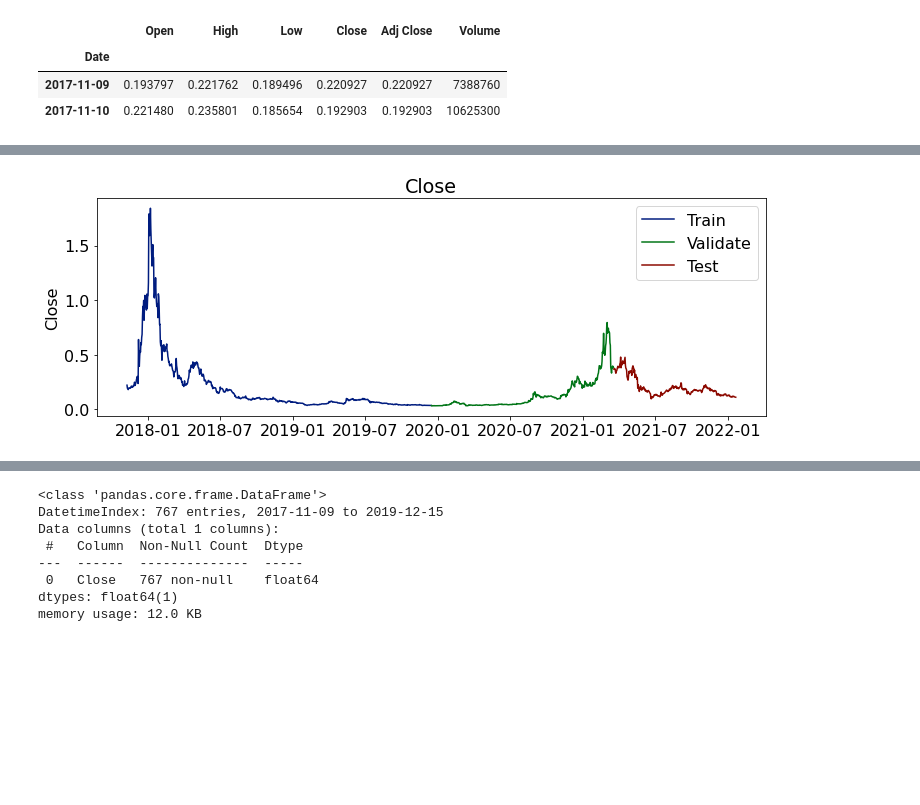
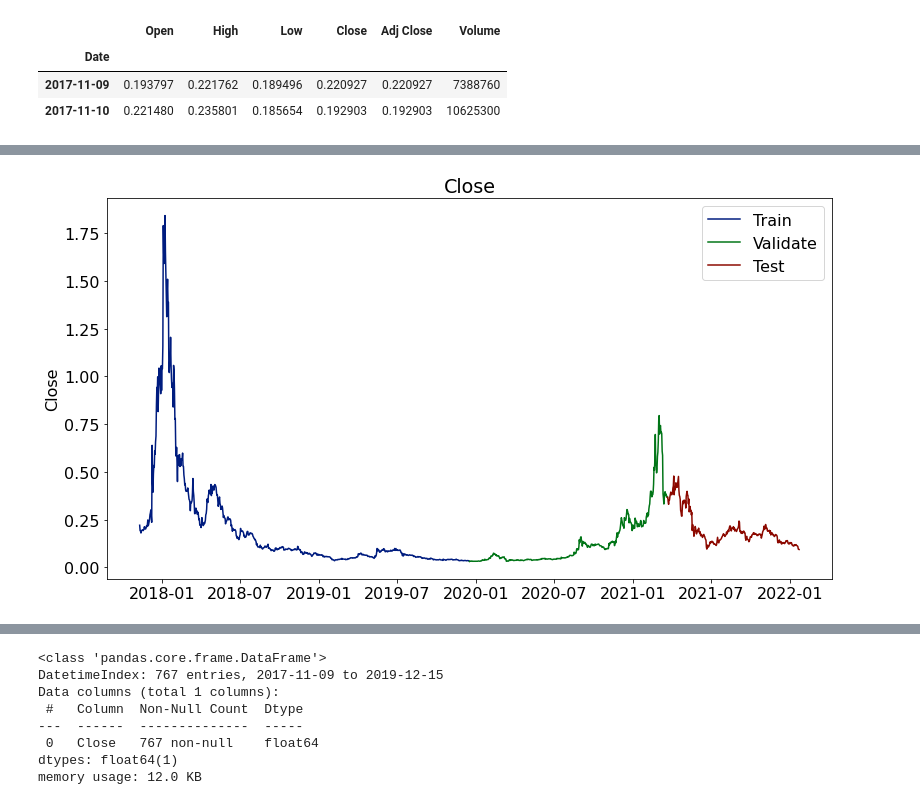
Before and after one commit to lainslie-18/predicting_cryptocurrency_price_with_TSA, a Jupyter notebook: wrangle_explore.ipynb, the cells around one changed output, grey strips where cells are left out. Saved outputs shown, nothing was run; the diff lists cells and outputs as text; code cells hidden in the pictures; blank space fills up the shorter version.

```diff
--- a/wrangle_explore.ipynb
+++ b/wrangle_explore.ipynb
@@ -311,14 +327,13 @@ Date
 Name: Close, dtype: float64
 # %%
-# plot split data for
+# plot split data for NEM daily
 for col in nem_train.columns:
-    plt.figure(figsize=(12,4))
     plt.plot(nem_train[col], label='Train')
     plt.plot(nem_validate[col], label='Validate')
     plt.plot(nem_test[col], label='Test')
     plt.ylabel(col)
     plt.legend()
     plt.title(col)
     plt.show()
 # %% [output]
-[figure, old version]
+[figure, new version]
```
Also changed, not shown: parts of 57 cells of this notebook, 1 other file.
